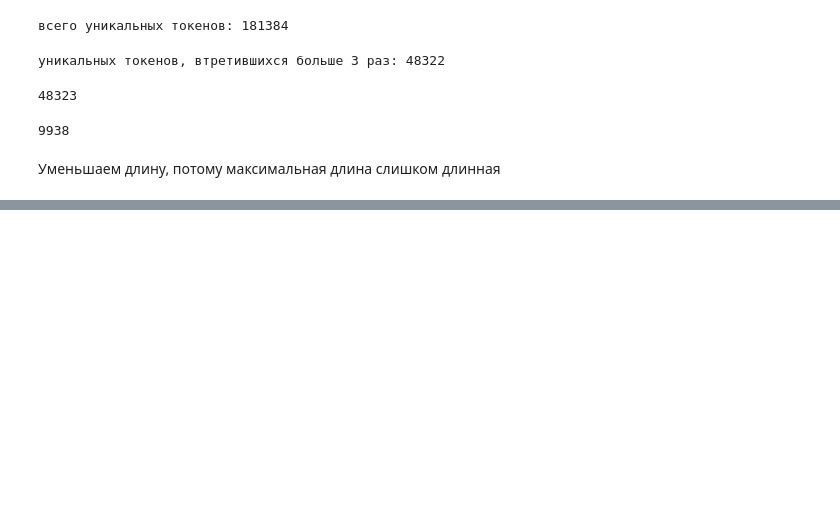
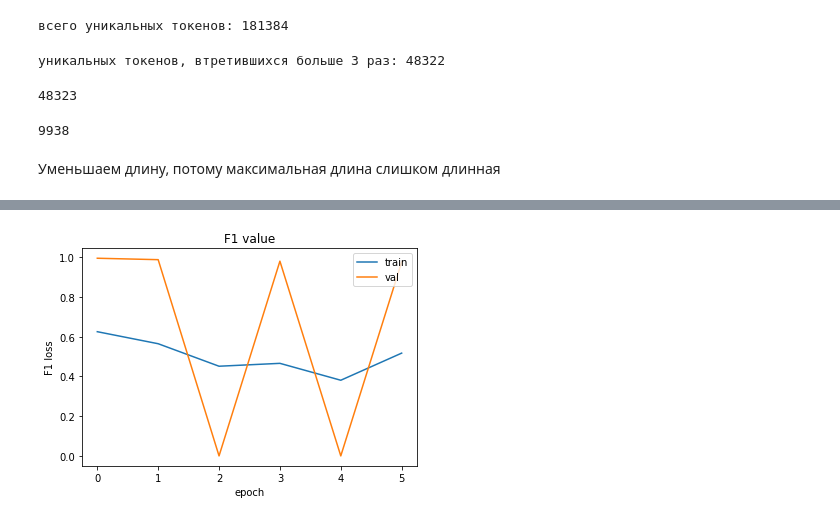
Before and after one commit to kseniakoshkina/NN_homeworks, a Jupyter notebook: hw3.ipynb, the cells around one changed output, grey strips where cells are left out. Saved outputs shown, nothing was run; the diff lists cells and outputs as text; code cells hidden in the pictures; blank space fills up the shorter version.

```diff
--- a/hw3.ipynb
+++ b/hw3.ipynb
@@ -179,13 +186,13 @@ for word, i in word2id.items():
     except KeyError:
         weights[i] = np.random.normal(0,0.1,300)
 # %%
-class NewsDataset(Dataset):
+class MyDataset(Dataset):
 
     def __init__(self, dataset, word2id, DEVICE):
         self.dataset = datas['preprocess_text'].values
         self.word2id = word2id
         self.length = dataset.shape[0]
-        self.target = torch.Tensor(datas['sub'].values)
+        self.target = torch.Tensor(data['sub'].values)
         self.device = DEVICE
 
     def __len__(self):
@@ -197,22 +204,12 @@ class NewsDataset(Dataset):
         ids = F.pad(ids, (0, MAX_LEN - len(ids)))
         y = self.target[index]
         return ids, y
-
-    def collate_fn(self, batch): #этот метод можно реализовывать и отдельно,
-    # он понадобится для DataLoader во время итерации по батчам
-      ids, y = list(zip(*batch))
-      padded_ids = torch.vstack([F.pad(idx, pad=(0, self.max_len - idx.shape[0]), mode='constant', value=0) for idx in ids])
-      y = torch.LongTensor(y)
-      y = y.torch.LongTensor.T[0].to(self.device)
-      return padded_ids, y
 # %%
-train_dataset = NewsDataset(train_data, word2id, DEVICE)
-train_sampler = RandomSampler(train_dataset)
-train_iterator = DataLoader(train_dataset, collate_fn = train_dataset.collate_fn, sampler=train_sampler, batch_size=64)
+train_dataset = MyDataset(train_data, word2id, DEVICE)
+train_iterator = DataLoader(train_dataset, shuffle=True, batch_size=64)
 # %%
-val_dataset = NewsDataset(test_data, word2id, DEVICE)
-val_sampler = RandomSampler(val_dataset)
-val_iterator = DataLoader(val_dataset, collate_fn = val_dataset.collate_fn, sampler=val_sampler, batch_size=64)
+val_dataset = MyDataset(test_data, word2id, DEVICE)
+val_iterator = DataLoader(val_dataset, shuffle=True, batch_size=64)
 # %%
 import numpy as np
 
@@ -264,13 +261,15 @@ class C_LSTM(nn.Module):
     max_feature_len = self.max_len - max(self.filter_sizes) + 1
     out = []
     for c in self.c_layers:
-      feature = self.relu(self.c(embedded)).transpose(1,2)
+      feature = c(embedded)
+      feature = self.relu(c(embedded)).transpose(1,2)
+      feature = feature[:, :, :max_feature_len]
       out.append(feature)
 
     if len(self.filter_sizes) > 1:
-      input = torch.cat(out, -1)
+      input = torch.cat(out, 1)
     else:
-      input = out[0]
+      input = feature
 
     _, (state, _) = self.lstm(input)
     if self.drop == 'last':
@@ -370,0 +378,11 @@ plt.show()
+# %%
+import matplotlib.pyplot as plt
+plt.plot(f1s)
+plt.plot(f1s_eval)
+plt.title('F1 value')
+plt.ylabel('F1 loss')
+plt.xlabel('epoch')
+plt.legend(['train', 'val'], loc='upper right')
+plt.show()
+# %% [output]
+[figure, added]
```
Also changed, not shown: parts of 55 cells of this notebook.
